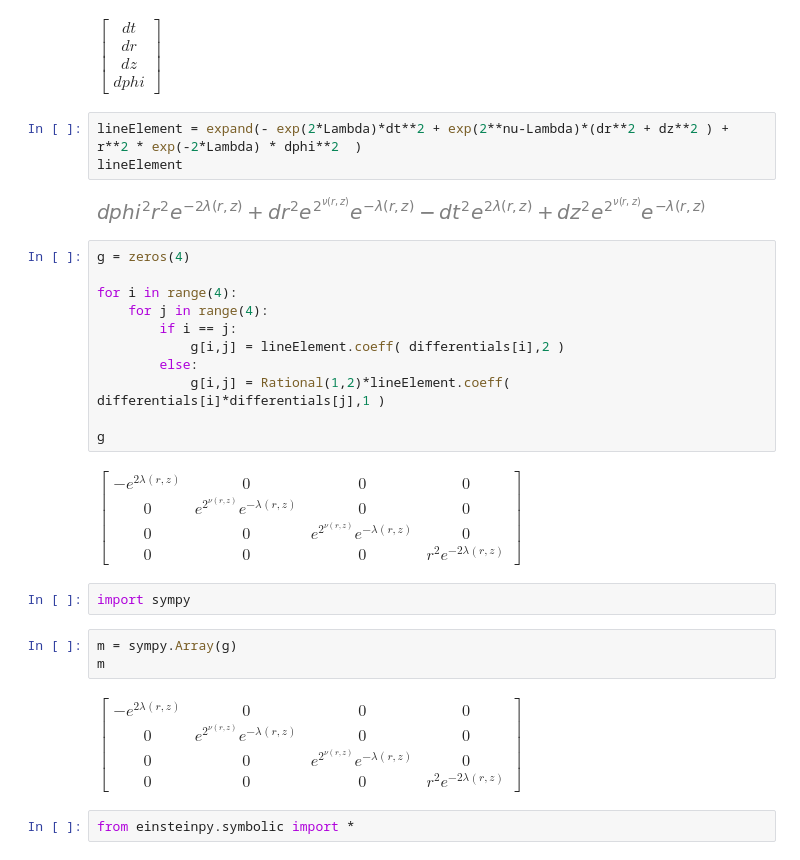
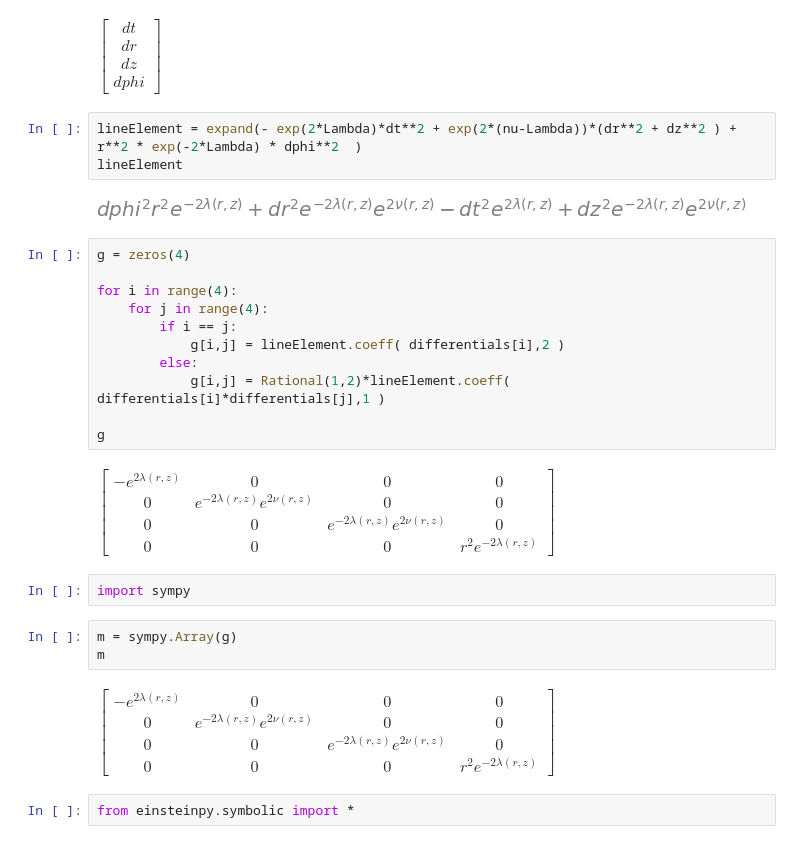
Before and after one commit to GeoffCope/General_Relativity_Python, a Jupyter notebook: New_Approach_to_Space_Time_Singularities_Susan_Scott.ipynb, the cells around one changed output. Saved outputs shown, nothing was run; the diff lists cells and outputs as text.

```diff
--- a/New_Approach_to_Space_Time_Singularities_Susan_Scott.ipynb
+++ b/New_Approach_to_Space_Time_Singularities_Susan_Scott.ipynb
@@ -47,10 +49,10 @@ differentials
 # %% [output]
 $\displaystyle \left[\begin{matrix}dt\\dr\\dz\\dphi\end{matrix}\right]$
 # %%
-lineElement = expand(- exp(2*Lambda)*dt**2 + exp(2**nu-Lambda)*(dr**2 + dz**2 ) + r**2 * exp(-2*Lambda) * dphi**2  )
+lineElement = expand(- exp(2*Lambda)*dt**2 + exp(2*(nu-Lambda))*(dr**2 + dz**2 ) + r**2 * exp(-2*Lambda) * dphi**2  )
 lineElement
 # %% [output]
-[figure, old version]
+[figure, new version]
 # %%
 g = zeros(4)
 
@@ -63,14 +65,14 @@ for i in range(4):
 
 g
 # %% [output]
-$\displaystyle \left[\begin{matrix}- e^{2 \lambda{\left(r,z \right)}} & 0 & 0 & 0\\0 & e^{2^{\nu{\left(r,z \right)}}} e^{- \lambda{\left(r,z \right)}} & 0 & 0\\0 & 0 & e^{2^{\nu{\left(r,z \right)}}} e^{- \lambda{\left(r,z \right)}} & 0\\0 & 0 & 0 & r^{2} e^{- 2 \lambda{\left(r,z \right)}}\end{matrix}\right]$
+$\displaystyle \left[\begin{matrix}- e^{2 \lambda{\left(r,z \right)}} & 0 & 0 & 0\\0 & e^{- 2 \lambda{\left(r,z \right)}} e^{2 \nu{\left(r,z \right)}} & 0 & 0\\0 & 0 & e^{- 2 \lambda{\left(r,z \right)}} e^{2 \nu{\left(r,z \right)}} & 0\\0 & 0 & 0 & r^{2} e^{- 2 \lambda{\left(r,z \right)}}\end{matrix}\right]$
 # %%
 import sympy
 # %%
 m = sympy.Array(g)
 m
 # %% [output]
-$\displaystyle \left[\begin{matrix}- e^{2 \lambda{\left(r,z \right)}} & 0 & 0 & 0\\0 & e^{2^{\nu{\left(r,z \right)}}} e^{- \lambda{\left(r,z \right)}} & 0 & 0\\0 & 0 & e^{2^{\nu{\left(r,z \right)}}} e^{- \lambda{\left(r,z \right)}} & 0\\0 & 0 & 0 & r^{2} e^{- 2 \lambda{\left(r,z \right)}}\end{matrix}\right]$
+$\displaystyle \left[\begin{matrix}- e^{2 \lambda{\left(r,z \right)}} & 0 & 0 & 0\\0 & e^{- 2 \lambda{\left(r,z \right)}} e^{2 \nu{\left(r,z \right)}} & 0 & 0\\0 & 0 & e^{- 2 \lambda{\left(r,z \right)}} e^{2 \nu{\left(r,z \right)}} & 0\\0 & 0 & 0 & r^{2} e^{- 2 \lambda{\left(r,z \right)}}\end{matrix}\right]$
 # %%
 from einsteinpy.symbolic import *
 # %%
```
Also changed, not shown: parts of 12 cells of this notebook, 21 other files.
